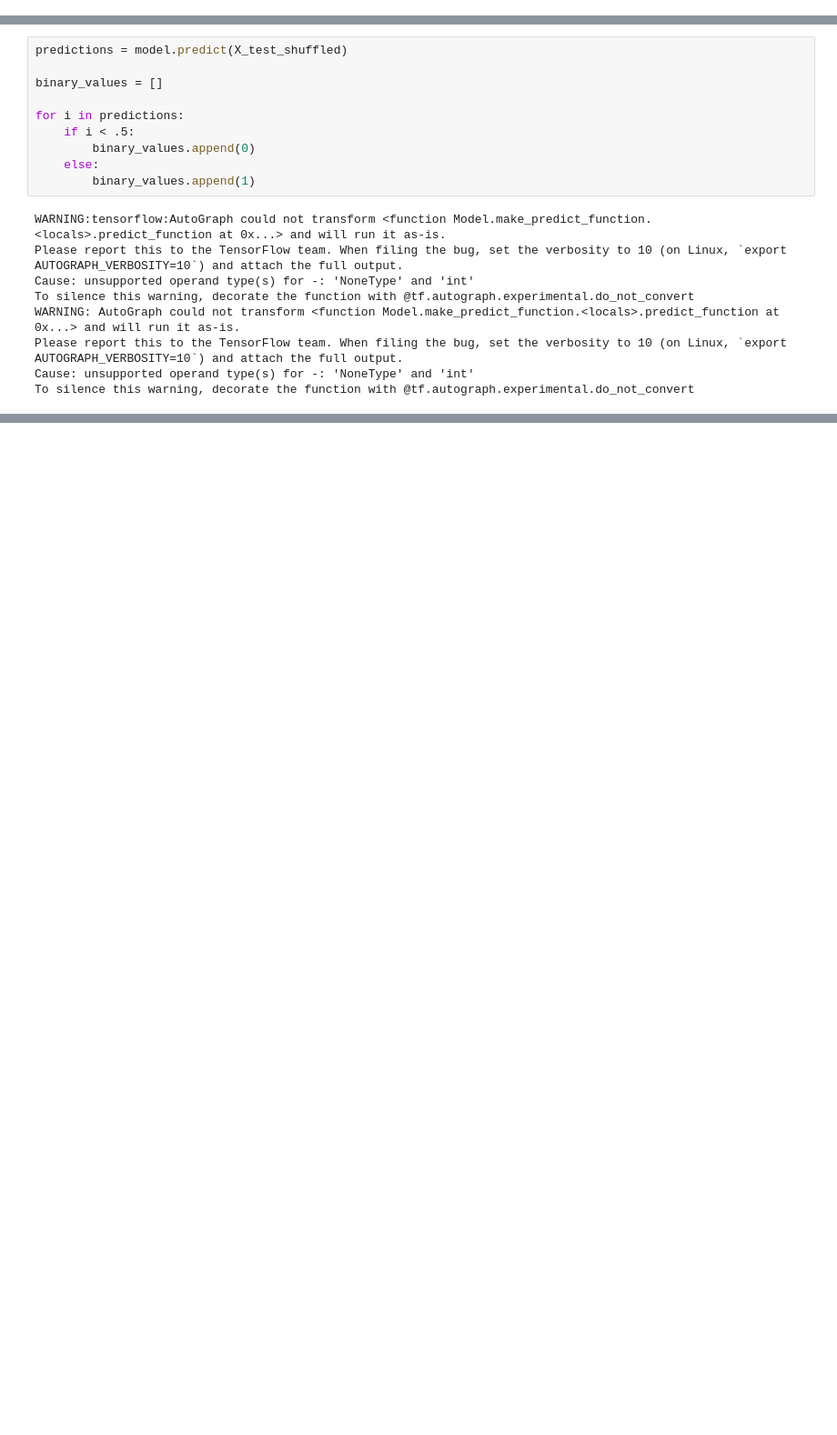
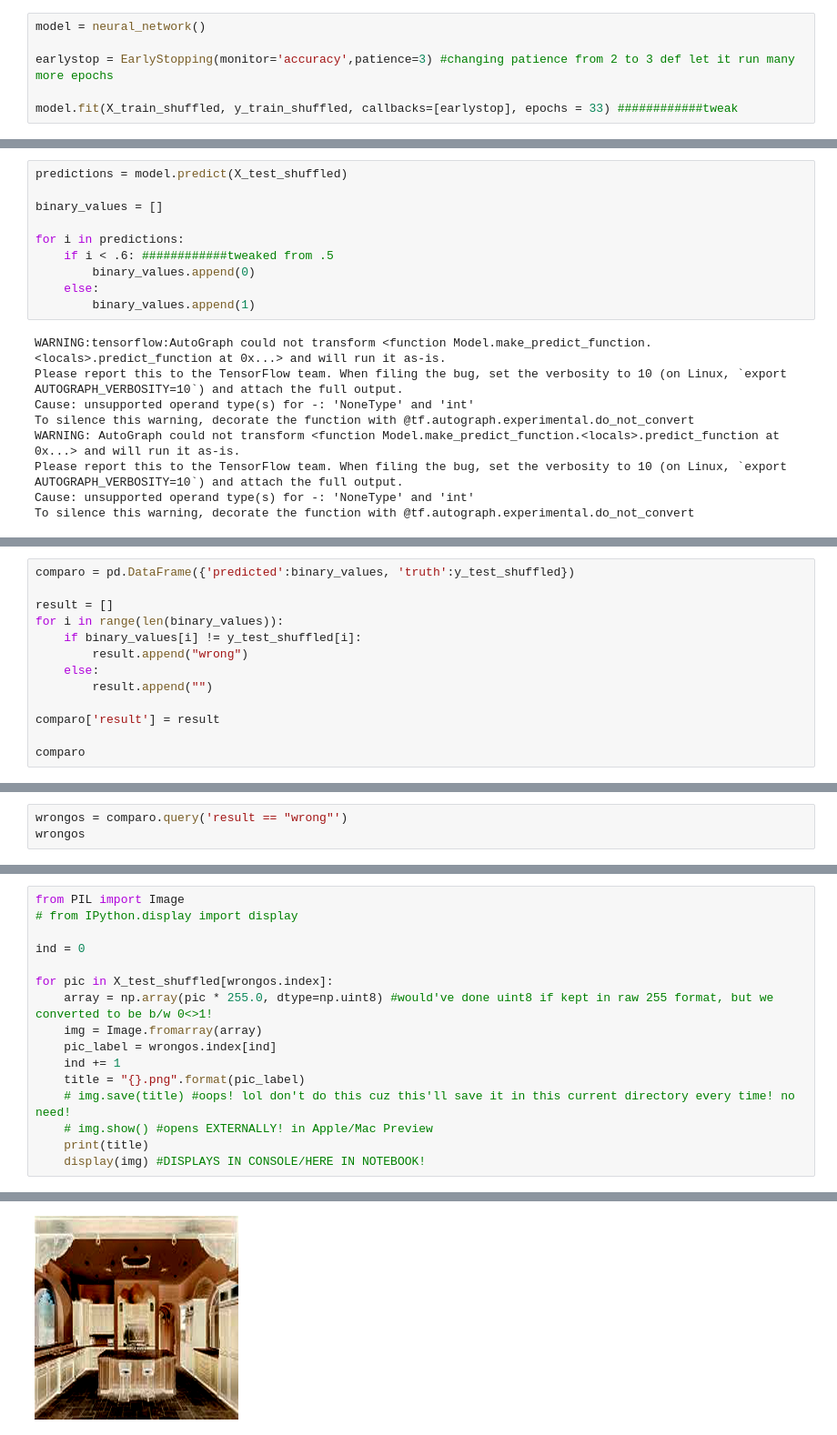
Before and after one commit to shawn-munir/Capstone-2, a Jupyter notebook: Raw Code.ipynb, the cells around one changed output, grey strips where cells are left out. Shown at 91% size. Cells and saved outputs as stored; diff of their text form; blank space fills up the shorter version.

```diff
--- a/Raw Code.ipynb
+++ b/Raw Code.ipynb
@@ -209,0 +184,6 @@ Epoch 15/15
+# %%
+model = neural_network()
+
+earlystop = EarlyStopping(monitor='accuracy',patience=3) #changing patience from 2 to 3 def let it run many more epochs
+
+model.fit(X_train_shuffled, y_train_shuffled, callbacks=[earlystop], epochs = 33) ############tweak
@@ -213,7 +212,7 @@ predictions = model.predict(X_test_shuffled)
 binary_values = []
 
 for i in predictions:
-    if i < .5:
+    if i < .6: ############tweaked from .5
         binary_values.append(0)
     else:
         binary_values.append(1)
@@ -262,0 +292,13 @@ INFO:tensorflow:Assets written to: flip_page_classifier/assets
+# %%
+comparo = pd.DataFrame({'predicted':binary_values, 'truth':y_test_shuffled})
+
+result = []
+for i in range(len(binary_values)):
+    if binary_values[i] != y_test_shuffled[i]:
+        result.append("wrong")
+    else:
+        result.append("")
+
+comparo['result'] = result
+
+comparo
@@ -262,0 +323,3 @@ INFO:tensorflow:Assets written to: flip_page_classifier/assets
+# %%
+wrongos = comparo.query('result == "wrong"')
+wrongos
@@ -262,0 +340,17 @@ INFO:tensorflow:Assets written to: flip_page_classifier/assets
+# %%
+from PIL import Image
+# from IPython.display import display
+
+ind = 0
+
+for pic in X_test_shuffled[wrongos.index]:
+    array = np.array(pic * 255.0, dtype=np.uint8) #would've done uint8 if kept in raw 255 format, but we converted to be b/w 0<>1!
+    img = Image.fromarray(array)
+    pic_label = wrongos.index[ind]
+    ind += 1
+    title = "{}.png".format(pic_label)
+    # img.save(title) #oops! lol don't do this cuz this'll save it in this current directory every time! no need!
+    # img.show() #opens EXTERNALLY! in Apple/Mac Preview
+    print(title)
+    display(img) #DISPLAYS IN CONSOLE/HERE IN NOTEBOOK!
+# %% [output]
@@ -262,0 +358 @@ INFO:tensorflow:Assets written to: flip_page_classifier/assets
+[figure, added]
```
Also changed, not shown: parts of 32 cells of this notebook, 12 other files.
